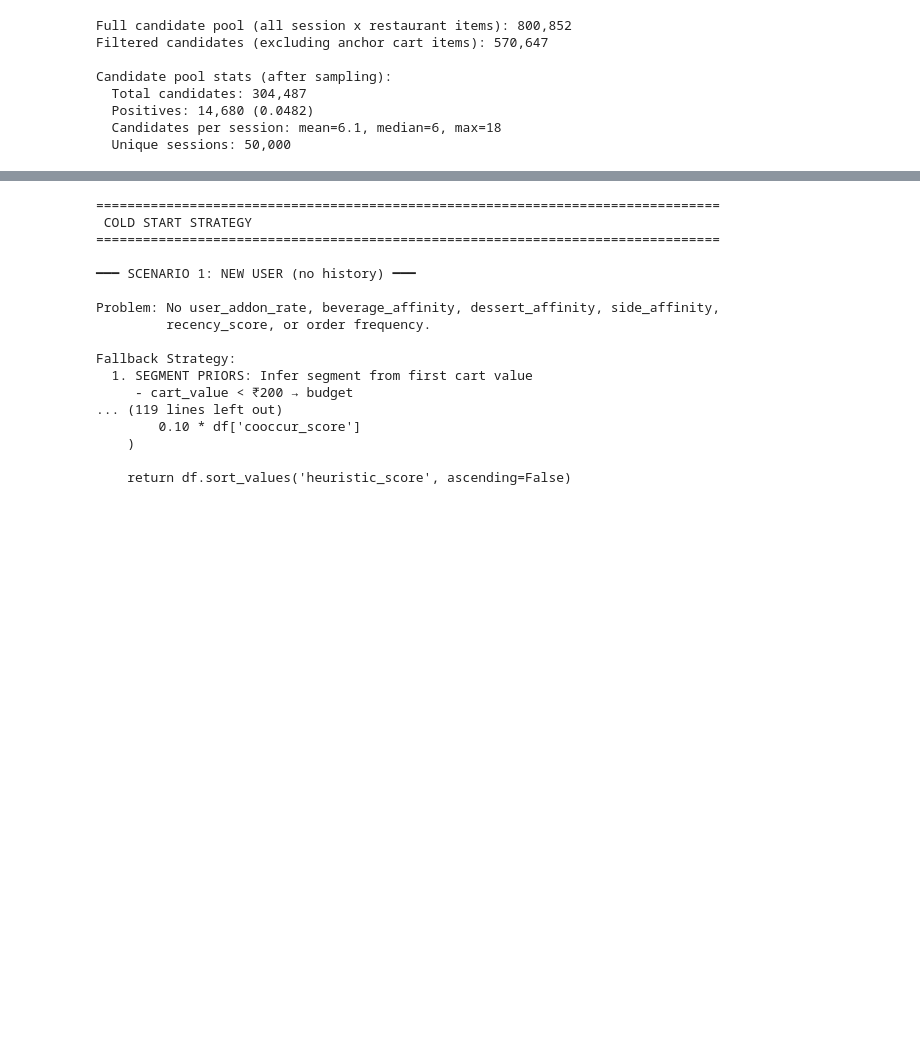
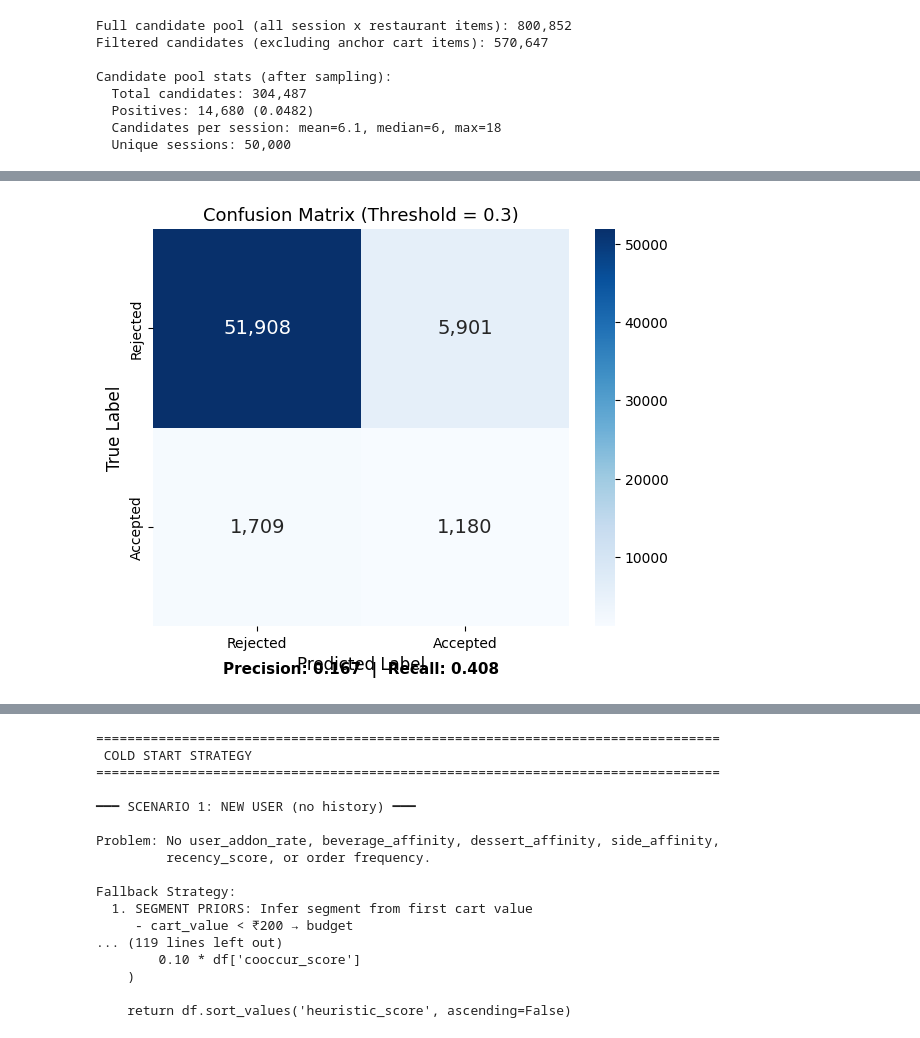
Before and after one commit to 2024cs0150-crypto/zomathon-csao, a Jupyter notebook: csao_model_baseline.ipynb, the cells around one changed output, grey strips where cells are left out. Cells and saved outputs as stored; diff of their text form; code cells hidden in the pictures; blank space fills up the shorter version.

```diff
--- a/csao_model_baseline.ipynb
+++ b/csao_model_baseline.ipynb
@@ -939,3 +764,32 @@ HitRate@5                    0.9863         0.9929      +0.7%
+# %%
+# ============================================================
+# PLOT 3: Confusion Matrix at Threshold = 0.30
+# ============================================================
+from sklearn.metrics import confusion_matrix, precision_score, recall_score
+import seaborn as sns
+
+threshold = 0.30
+y_pred_bin = (y_probs_lgb >= threshold).astype(int)
+cm = confusion_matrix(y_test.values, y_pred_bin)
+
+fig, ax = plt.subplots(figsize=(6, 5))
+sns.heatmap(cm, annot=True, fmt=',d', cmap='Blues',
+            xticklabels=['Rejected', 'Accepted'],
+            yticklabels=['Rejected', 'Accepted'], ax=ax,
+            annot_kws={"size": 14})
+ax.set_xlabel('Predicted Label', fontsize=12)
+ax.set_ylabel('True Label', fontsize=12)
+ax.set_title(f'Confusion Matrix (Threshold = {threshold})', fontsize=13)
+
+prec = precision_score(y_test.values, y_pred_bin, zero_division=0)
+rec = recall_score(y_test.values, y_pred_bin, zero_division=0)
+ax.text(0.5, -0.12, f'Precision: {prec:.3f}  |  Recall: {rec:.3f}',
+        ha='center', transform=ax.transAxes, fontsize=11, fontweight='bold')
+
+plt.tight_layout()
+plt.show()
+# %% [output]
+[figure, added]
 # %%
 # ============================================================
 # FEATURE IMPORTANCE (text-based, no matplotlib dependency)
```
Also changed, not shown: parts of 51 cells of this notebook, 2 other files.
